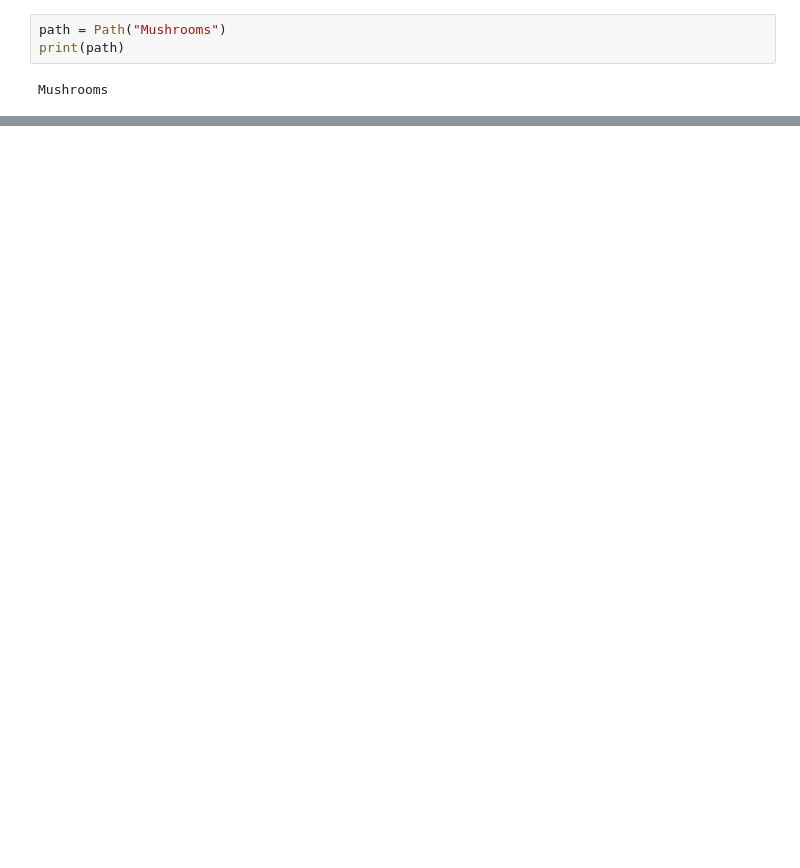
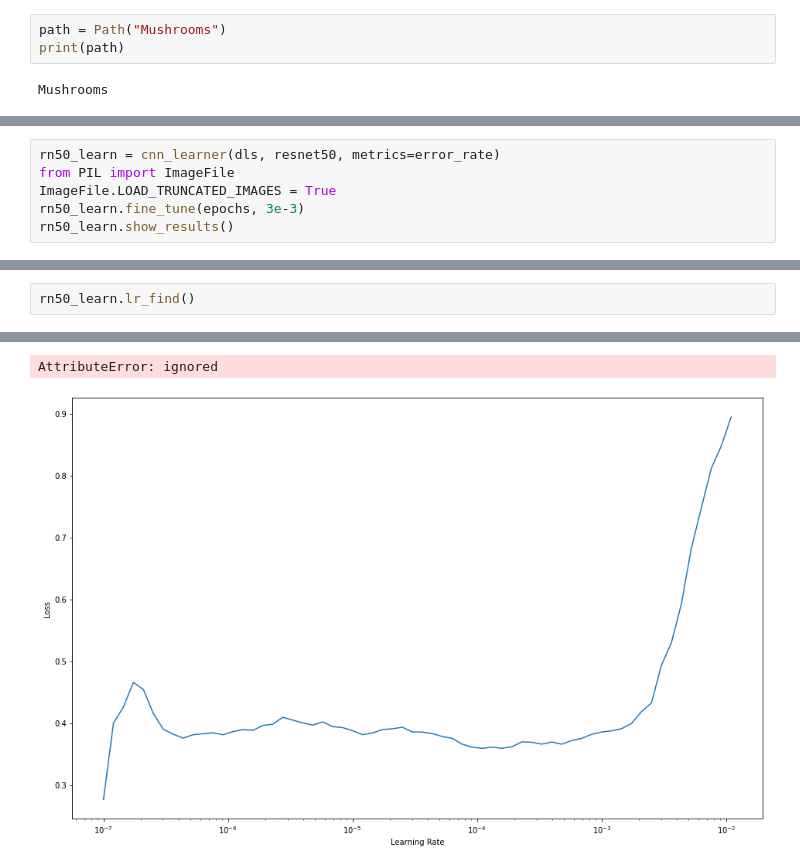
Before and after one commit to Fenrir7Asteron/MushroomClassification, a Jupyter notebook: mushrooms-classification.ipynb, the cells around one changed output, grey strips where cells are left out. Cells and saved outputs as stored; diff of their text form; blank space fills up the shorter version.

```diff
--- a/mushrooms-classification.ipynb
+++ b/mushrooms-classification.ipynb
@@ -73,0 +150,6 @@ learn.show_results()
+# %%
+rn50_learn = cnn_learner(dls, resnet50, metrics=error_rate)
+from PIL import ImageFile
+ImageFile.LOAD_TRUNCATED_IMAGES = True
+rn50_learn.fine_tune(epochs, 3e-3)
+rn50_learn.show_results()
@@ -73,0 +163,3 @@ learn.show_results()
+# %%
+rn50_learn.lr_find()
+# %% [output]
@@ -73,0 +167,2 @@ learn.show_results()
+AttributeError: ignored
+[figure, added]
```
Also changed, not shown: parts of 30 cells of this notebook.
